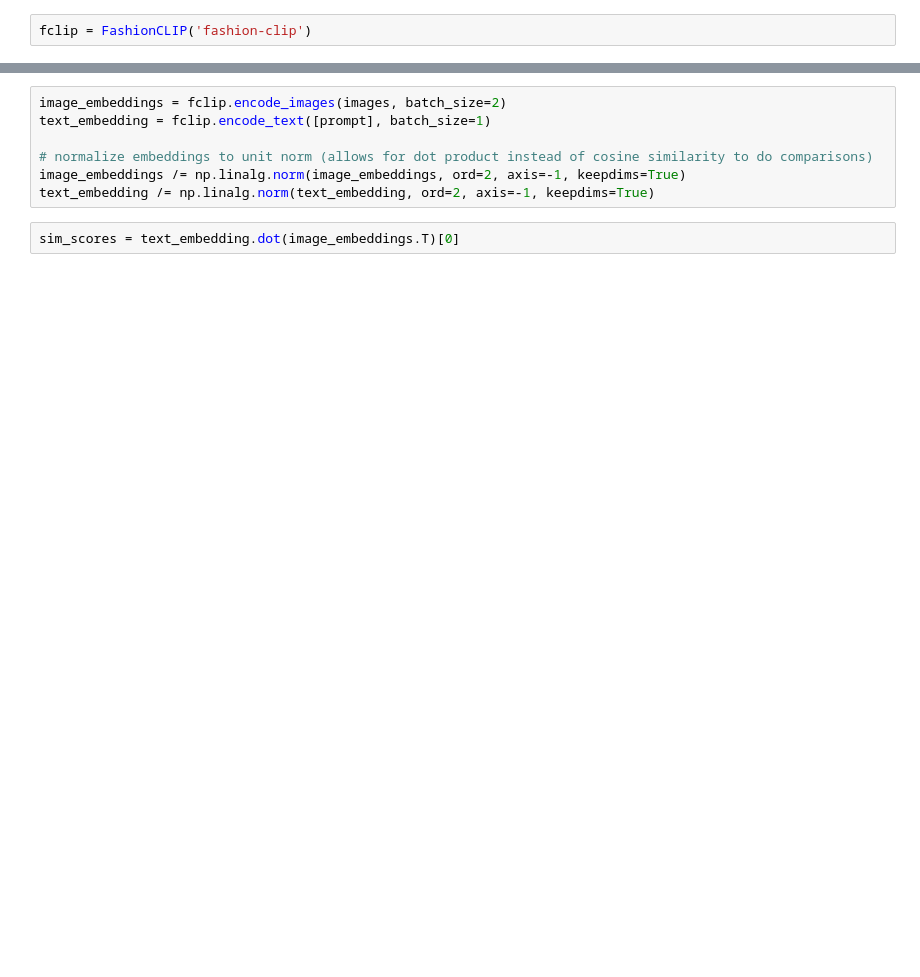
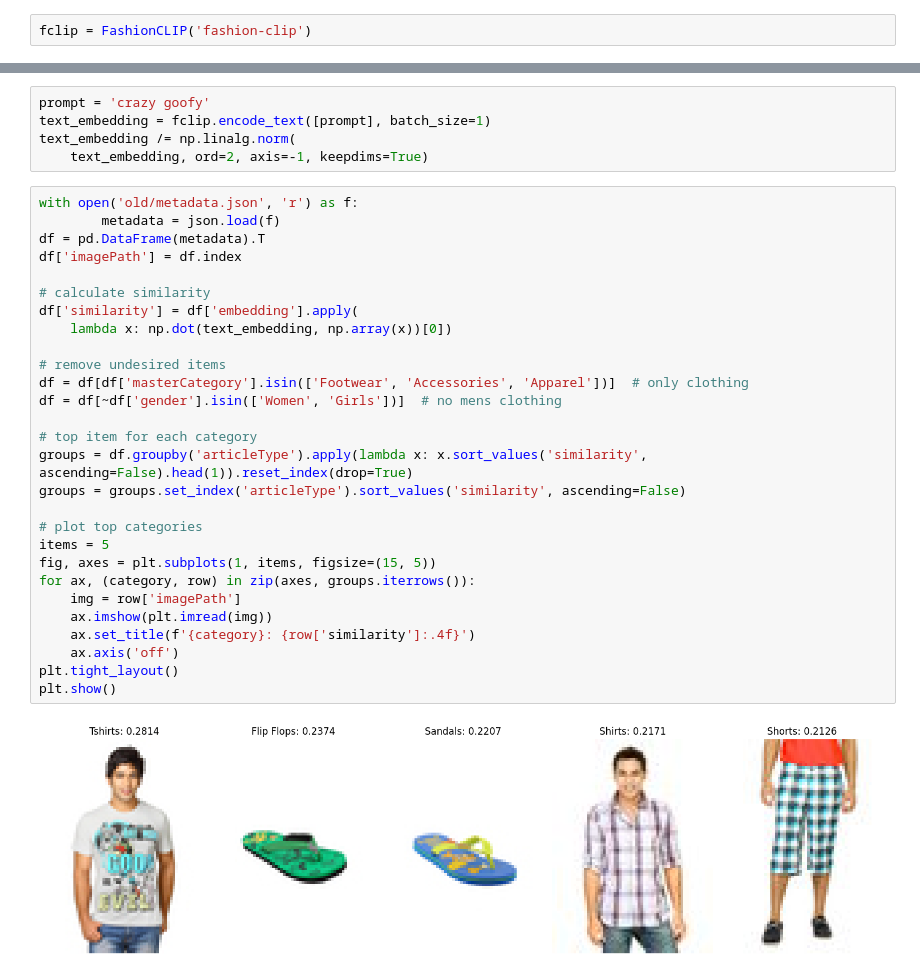
Before and after one commit to eshedd/fashionabler, a Jupyter notebook: explore.ipynb, the cells around one changed output, grey strips where cells are left out. Saved outputs shown, nothing was run; the diff lists cells and outputs as text; blank space fills up the shorter version.

```diff
--- a/explore.ipynb
+++ b/explore.ipynb
@@ -24,9 +29,35 @@ prompt = 'cozy pajama pants'
 # %%
-image_embeddings = fclip.encode_images(images, batch_size=2)
+prompt = 'crazy goofy'
 text_embedding = fclip.encode_text([prompt], batch_size=1)
-
-# normalize embeddings to unit norm (allows for dot product instead of cosine similarity to do comparisons)
-image_embeddings /= np.linalg.norm(image_embeddings, ord=2, axis=-1, keepdims=True)
-text_embedding /= np.linalg.norm(text_embedding, ord=2, axis=-1, keepdims=True)
+text_embedding /= np.linalg.norm(
+    text_embedding, ord=2, axis=-1, keepdims=True)
-# %%
-sim_scores = text_embedding.dot(image_embeddings.T)[0]
+# %%
+with open('old/metadata.json', 'r') as f:
+        metadata = json.load(f)
+df = pd.DataFrame(metadata).T
+df['imagePath'] = df.index
+
+# calculate similarity
+df['similarity'] = df['embedding'].apply(
+    lambda x: np.dot(text_embedding, np.array(x))[0])
+
+# remove undesired items
+df = df[df['masterCategory'].isin(['Footwear', 'Accessories', 'Apparel'])]  # only clothing
+df = df[~df['gender'].isin(['Women', 'Girls'])]  # no mens clothing
+
+# top item for each category
+groups = df.groupby('articleType').apply(lambda x: x.sort_values('similarity', ascending=False).head(1)).reset_index(drop=True)
+groups = groups.set_index('articleType').sort_values('similarity', ascending=False)
+
+# plot top categories
+items = 5
+fig, axes = plt.subplots(1, items, figsize=(15, 5))
+for ax, (category, row) in zip(axes, groups.iterrows()):
+    img = row['imagePath']
+    ax.imshow(plt.imread(img))
+    ax.set_title(f'{category}: {row['similarity']:.4f}')
+    ax.axis('off')
+plt.tight_layout()
+plt.show()
+# %% [output]
+[figure, added]
```
Also changed, not shown: parts of 8 cells of this notebook.
